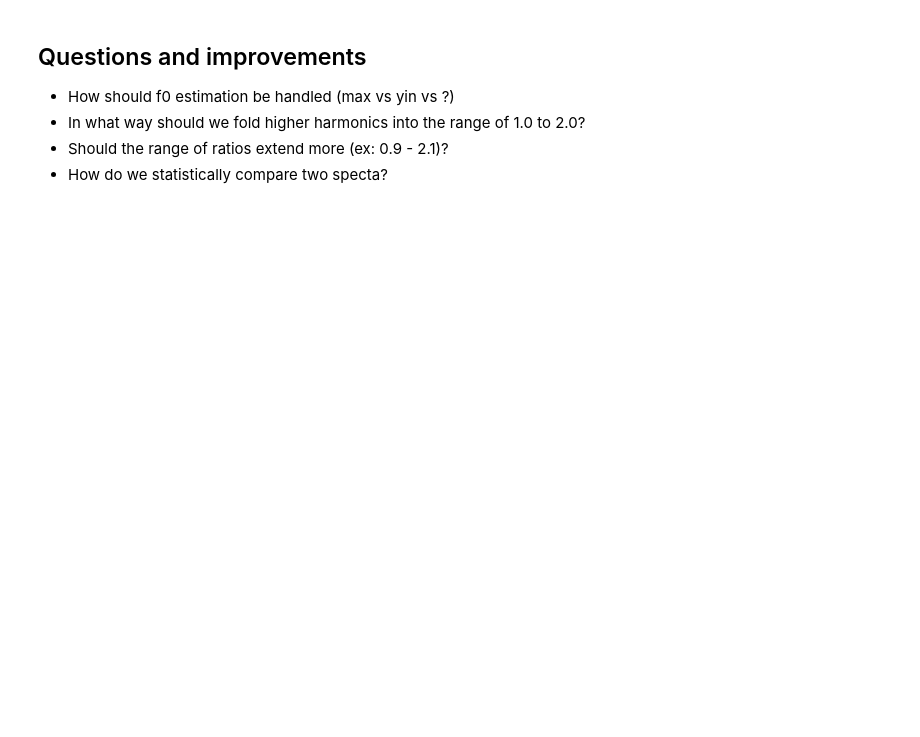
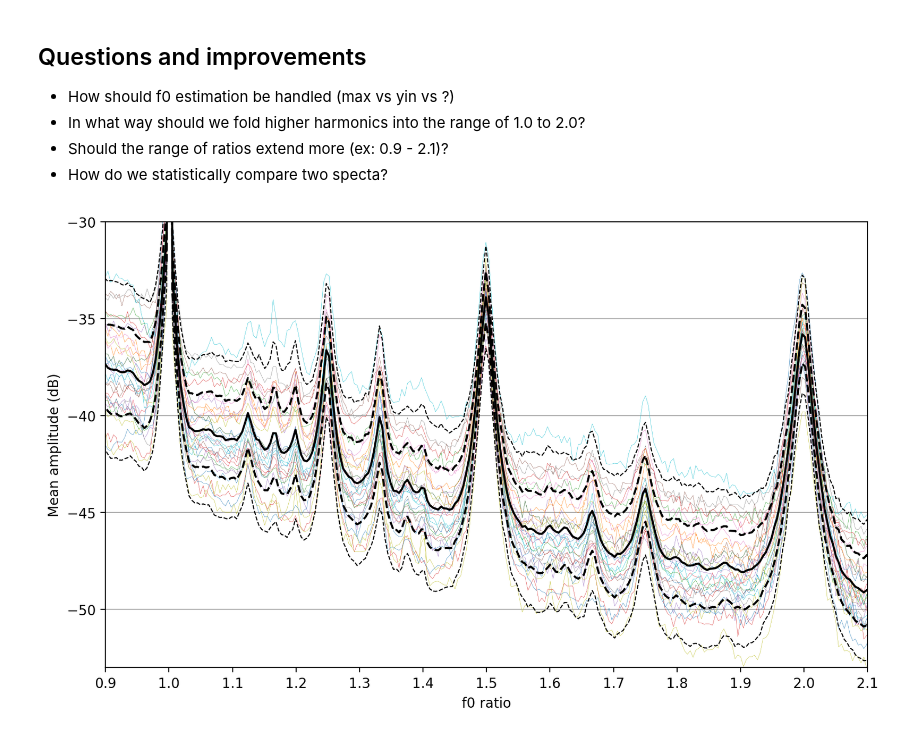
Before and after one commit to csteinmetz1/consynthance, a Jupyter notebook: voice.ipynb, the cells around one changed output. Drawn from its saved outputs; the diff is of its cells as text; code cells hidden in the pictures; blank space fills up the shorter version.

Commit message:
many new plotting things, but it is a mess so be careful

```diff
--- a/voice.ipynb
+++ b/voice.ipynb
@@ -226,3 +234,15 @@ analyze_dataset(common_es, f0="yin")
+# %%
+langs = ["en", "de", "fr" ,"br" ,"cv", "cy", "tr", "tt", "ky", "ga-IE", "kab", "ca", "zh-TW", "sl",
+         "it", "nl", "cnh", "eo", "et", "fa" ,"eu" ,"es", "zh-CN", "mn", "sah", "dv", "rw", "sv-SE", "ru"]
+N = 1000 # analyze N files from each language
+# %%
+output_dir = make_output_dir(root="logs/")
+for lang in tqdm(langs):
+    lang_dir = os.path.join(output_dir, lang)
+    if not os.path.isdir(lang_dir):
+        os.makedirs(lang_dir)
+    voice_files = glob.glob(f"/Volumes/SteinmetzAlpha/Datasets/Speech/{lang}/clips/*.mp3")[:N]
+    analyze_dataset(voice_files, f0="max", lang=lang, output_dir=lang_dir)
 # %% [markdown]
 ## Questions and improvements
 
@@ -230,3 +250,38 @@ analyze_dataset(common_es, f0="yin")
 - In what way should we fold higher harmonics into the range of 1.0 to 2.0?
 - Should the range of ratios extend more (ex: 0.9 - 2.1)?
 - How do we statistically compare two specta?
+# %%
+log_dir = "logs/20191114-141313"
+
+ratio_density = 500
+freq_data_mean_db = np.empty(shape=(ratio_density,len(langs)))
+
+for idx, lang in enumerate(langs):
+    freq_data_mean_db_file = glob.glob(os.path.join(log_dir, lang, "*freq_data_mean_db.txt"))[0]
+    ratio_idx_file = glob.glob(os.path.join(log_dir, lang, "*ratio_idx.txt"))[0]
+    freq_data_mean_db[:,idx] = np.loadtxt(freq_data_mean_db_file)
+    ratio_idx = np.loadtxt(ratio_idx_file)
+
+spectrum_mean = np.mean(freq_data_mean_db, axis=1)
+spectrum_std  = np.std(freq_data_mean_db, axis=1)
+
+fig, ax = plt.subplots(figsize=(10, 6))
+
+for idx, lang in enumerate(langs):
+    plt.plot(ratio_idx, freq_data_mean_db[:,idx], linewidth=0.2)
+
+plt.plot(ratio_idx, spectrum_mean, c="k", zorder=99)
+plt.plot(ratio_idx, spectrum_mean + spectrum_std, linestyle="--", c='k', zorder=99)
+plt.plot(ratio_idx, spectrum_mean - spectrum_std, linestyle="--", c='k', zorder=99)
+plt.plot(ratio_idx, spectrum_mean + 2 * spectrum_std, linestyle="--", c='k', linewidth=0.8,  zorder=99)
+plt.plot(ratio_idx, spectrum_mean - 2 * spectrum_std, linestyle="--", c='k', linewidth=0.8, zorder=99)
+plt.xticks(np.arange(0.9, 2.1, 0.1))
+plt.xlim([0.9, 2.1])
+plt.ylim([-53,-30])
+plt.ylabel('Mean amplitude (dB)')
+plt.xlabel('f0 ratio')
+plt.grid(axis='y')
+plt.show()
+plt.close(fig)
+# %% [output]
+[figure, added]
```
Also changed, not shown: parts of 9 cells of this notebook.
